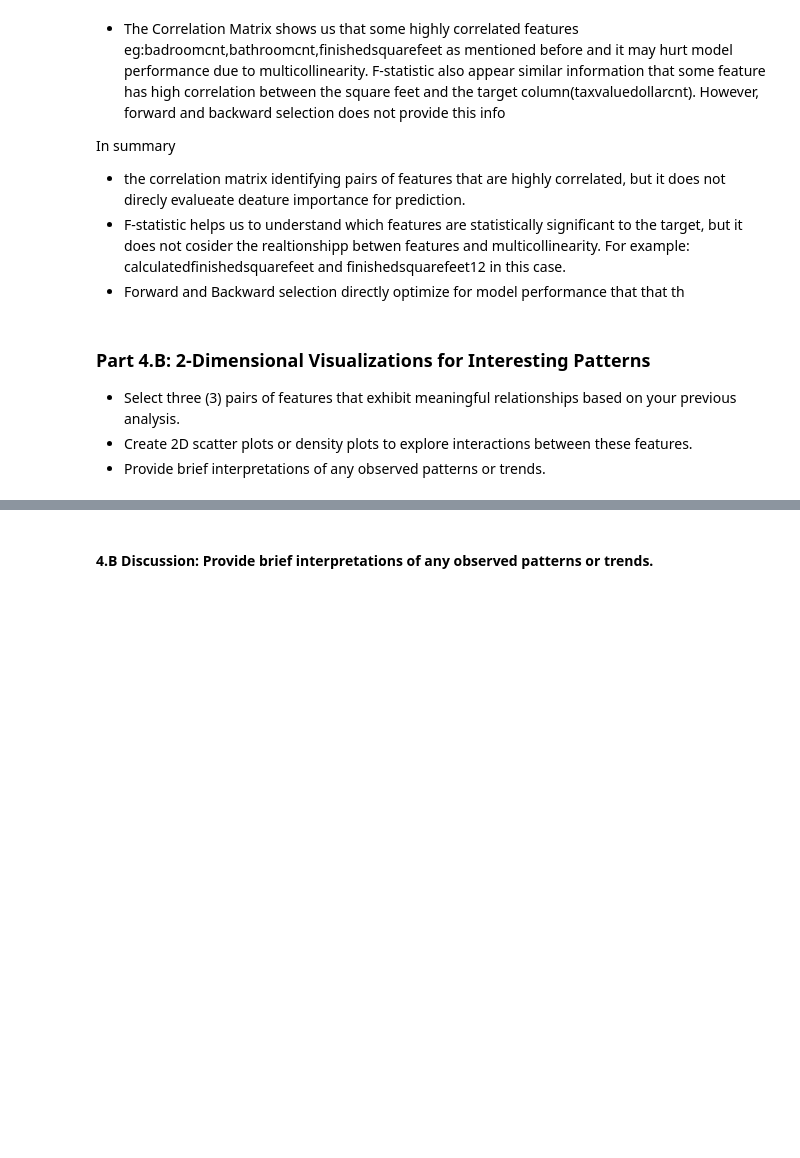
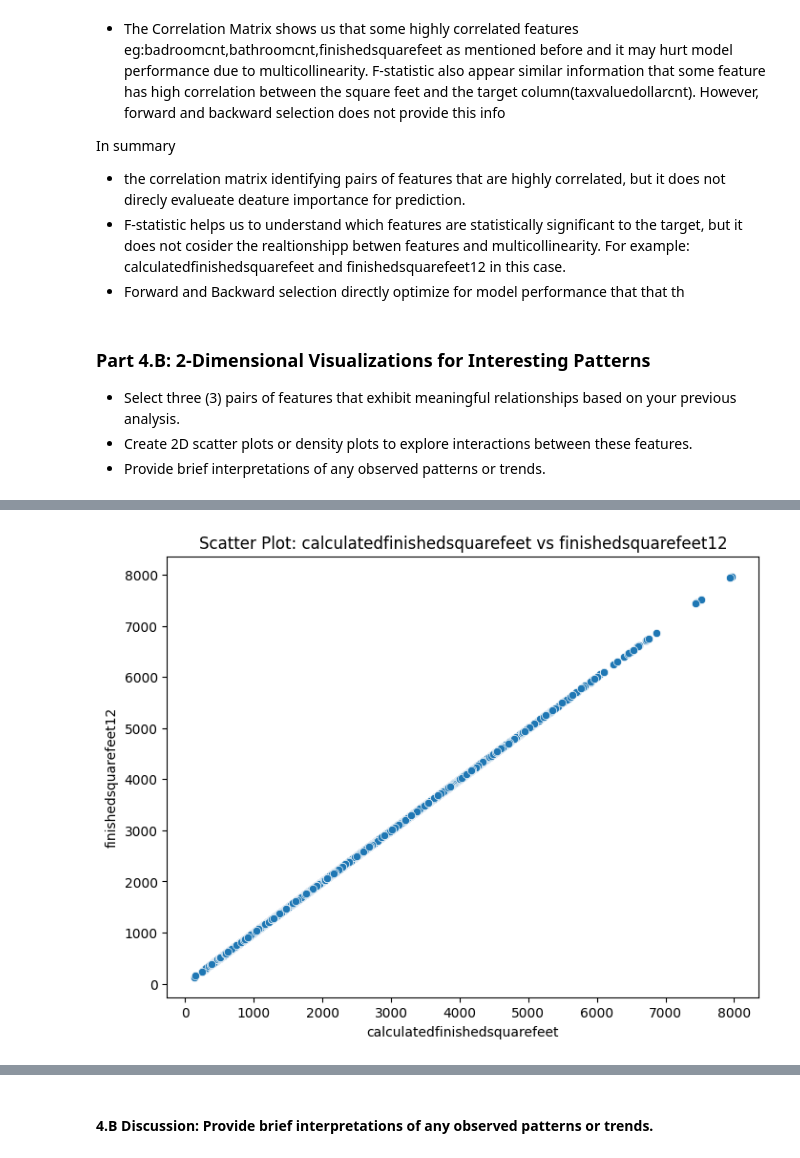
Before and after one commit to Kevinwu1998/Module_3_Milestone_1, a Jupyter notebook: Milestone_01 (2).ipynb, the cells around one changed output, grey strips where cells are left out. Cells and saved outputs as stored; diff of their text form; code cells hidden in the pictures; blank space fills up the shorter version.

```diff
--- a/Milestone_01 (2).ipynb
+++ b/Milestone_01 (2).ipynb
@@ -1613,0 +1619,9 @@ In summary
+# %%
+plt.figure(figsize=(8, 6))
+sns.scatterplot(x=df_clean['calculatedfinishedsquarefeet'], y=df_clean['finishedsquarefeet12'])
+plt.title('Scatter Plot: calculatedfinishedsquarefeet vs finishedsquarefeet12')
+plt.xlabel('calculatedfinishedsquarefeet')
+plt.ylabel('finishedsquarefeet12')
+plt.show()
+# %% [output]
+[figure, added]
```
Also changed, not shown: parts of 17 cells of this notebook.
